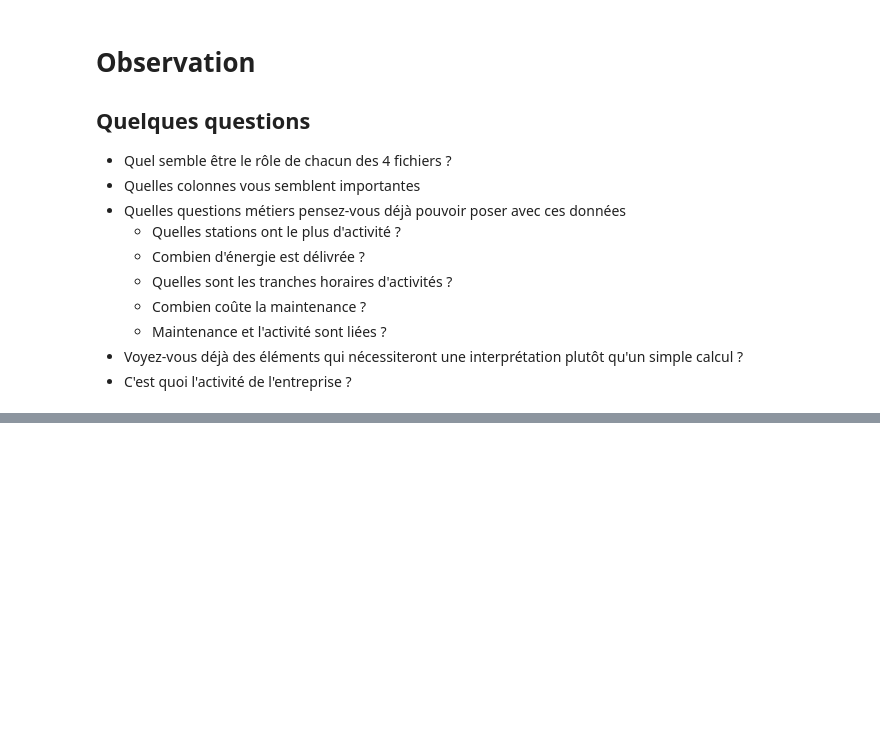
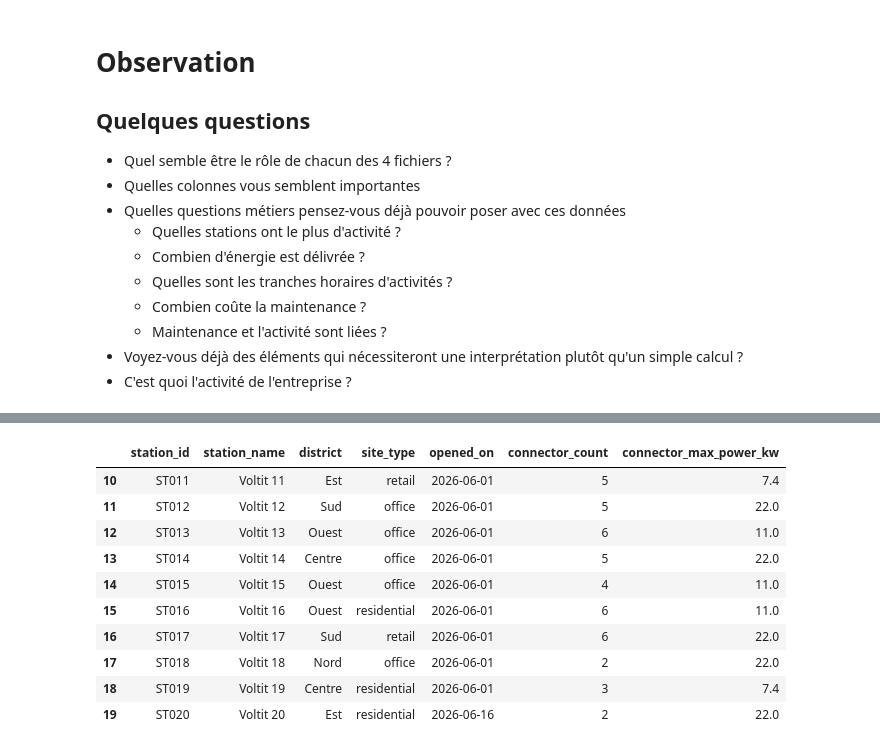
Before and after one commit to Gladrat/2627-analysis-efrei-m2-dev, a Jupyter notebook: analysis.ipynb, the cells around one changed output, grey strips where cells are left out. Cells and saved outputs as stored; diff of their text form; code cells hidden in the pictures; blank space fills up the shorter version.

```diff
--- a/analysis.ipynb
+++ b/analysis.ipynb
@@ -48,0 +55,14 @@ stations
+# %%
+stations.tail(10)
+# %% [output]
+|  | station_id | station_name | district | site_type | opened_on | connector_count | connector_max_power_kw |
+| 10 | ST011 | Voltit 11 | Est | retail | 2026-06-01 | 5 | 7.4 |
+| 11 | ST012 | Voltit 12 | Sud | office | 2026-06-01 | 5 | 22.0 |
+| 12 | ST013 | Voltit 13 | Ouest | office | 2026-06-01 | 6 | 11.0 |
+| 13 | ST014 | Voltit 14 | Centre | office | 2026-06-01 | 5 | 22.0 |
+| 14 | ST015 | Voltit 15 | Ouest | office | 2026-06-01 | 4 | 11.0 |
+| 15 | ST016 | Voltit 16 | Ouest | residential | 2026-06-01 | 6 | 11.0 |
+| 16 | ST017 | Voltit 17 | Sud | retail | 2026-06-01 | 6 | 22.0 |
+| 17 | ST018 | Voltit 18 | Nord | office | 2026-06-01 | 2 | 22.0 |
+| 18 | ST019 | Voltit 19 | Centre | residential | 2026-06-01 | 3 | 7.4 |
+| 19 | ST020 | Voltit 20 | Est | residential | 2026-06-16 | 2 | 22.0 |
```
Also changed, not shown: parts of 9 cells of this notebook, 1 other file.
